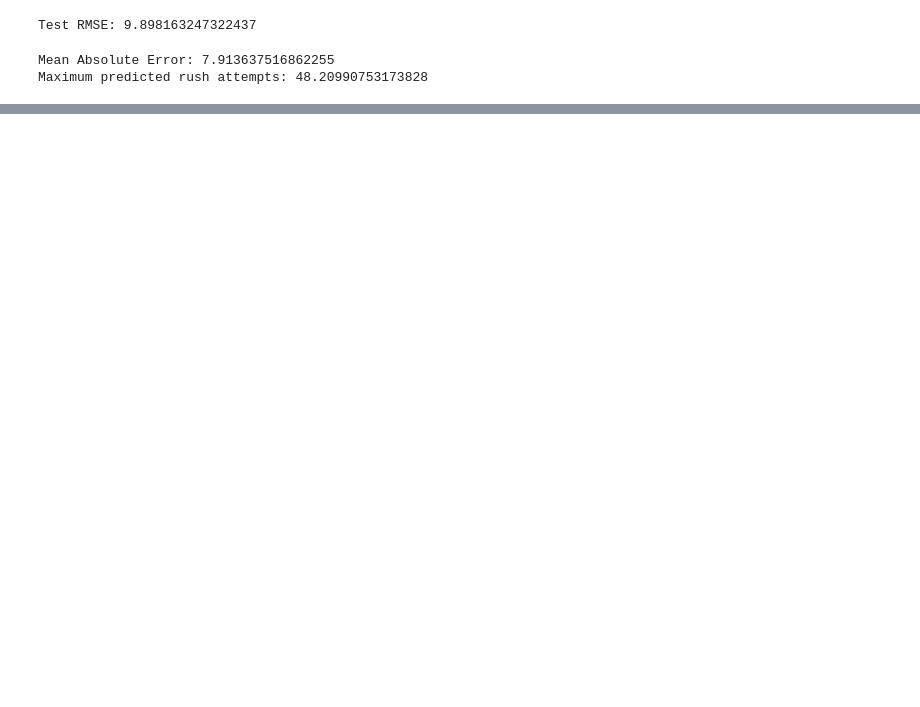
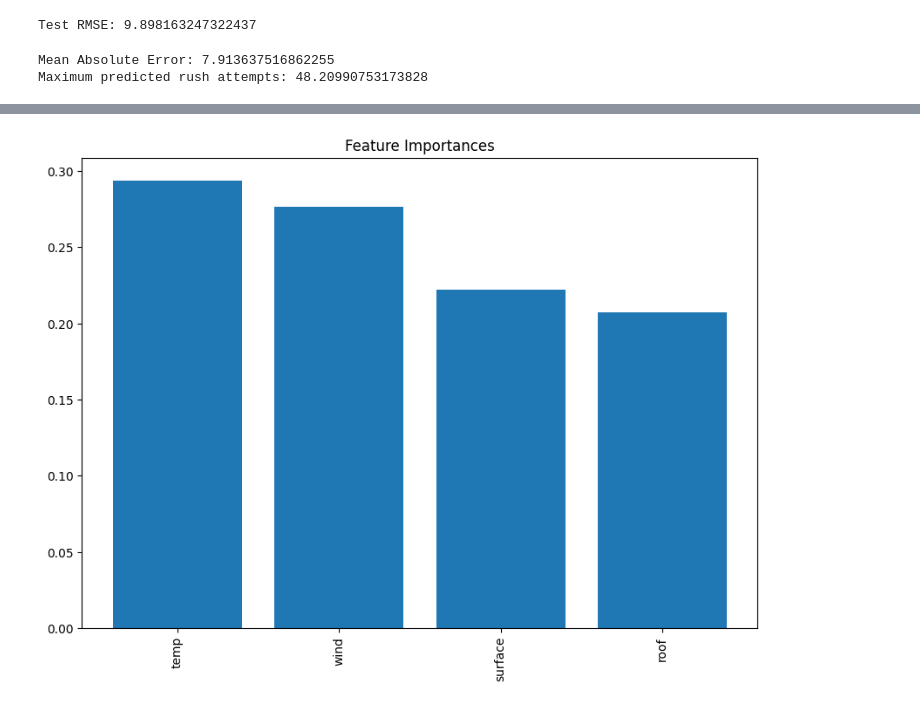
Before and after one commit to SantiM01/Senior-Project, a Jupyter notebook: Model.ipynb, the cells around one changed output, grey strips where cells are left out. Drawn from its saved outputs; the diff is of its cells as text; code cells hidden in the pictures; blank space fills up the shorter version.

```diff
--- a/Model.ipynb
+++ b/Model.ipynb
@@ -217,27 +283,23 @@ Mean Absolute Error: 7.913637516862255
 Predicted total rush attempts for next season: 38.099083
 # %%
+###############################################################
+#
+#                  For one (random forrest)
+#
+###############################################################
+
 import pandas as pd
 import numpy as np
-from sklearn.model_selection import train_test_split
-from sklearn.preprocessing import OneHotEncoder
+from sklearn.model_selection import train_test_split, GridSearchCV
 from xgboost import XGBRegressor
 from sklearn.metrics import mean_absolute_error, mean_squared_error, r2_score
+import matplotlib.pyplot as plt
 
 # Load the dataset
-df = data.copy()
-
-# Assuming 'roof' and 'surface' might be categorical
-encoder = OneHotEncoder()
-encoded_features = encoder.fit_transform(df[['roof', 'surface']])
-# Check your scikit-learn version and use the appropriate method
-try:
-    encoded_df = pd.DataFrame(encoded_features.toarray(), columns=encoder.get_feature_names_out(['roof', 'surface']))
-except AttributeError:  # Fallback for older versions of scikit-learn
-    encoded_df = pd.DataFrame(encoded_features.toarray(), columns=encoder.get_feature_names(['roof', 'surface']))
-df = pd.concat([df.reset_index(drop=True), encoded_df.reset_index(drop=True)], axis=1)
+df = data.copy()  # Assuming 'data' is pre-loaded DataFrame
 
 # Define features and target variable
-features = ['temp', 'wind'] + list(encoded_df.columns) + ['qb_rush_plays_per_game']
+features = ['temp', 'wind', 'roof', 'surface', ]
 target = 'qb_total_rush_plays'
 
 # Extract features and target from the DataFrame
@@ -247,21 +309,60 @@ y = df[target]
 # Split data into training and test sets
 X_train, X_test, y_train, y_test = train_test_split(X, y, test_size=0.2, random_state=42)
 
-# Initialize and train the XGBRegressor model
-model = XGBRegressor(n_estimators=100, learning_rate=0.1, max_depth=5)
-model.fit(X_train, y_train)
+# Define the parameter grid
+param_grid = {
+    'n_estimators': [50, 100, 150],
+    'learning_rate': [0.05, 0.1, 0.15],
+    'max_depth': [3, 5, 7],
+    'subsample': [0.8, 0.9, 1.0],
+    'colsample_bytree': [0.8, 0.9, 1.0]
+}
 
-# Predict on the test set and evaluate
-y_pred = model.predict(X_test)
+# Initialize the GridSearchCV object
+grid_search = GridSearchCV(estimator=XGBRegressor(random_state=42), param_grid=param_grid, scoring='neg_mean_absolute_error', cv=3, verbose=1)
+
+# Fit GridSearchCV
+grid_search.fit(X_train, y_train)
+
+# Best estimator found by GridSearch
+best_model = grid_search.best_estimator_
+print("Best parameters found: ", grid_search.best_params_)
+
+# Predict on the test set with the best model
+y_pred = best_model.predict(X_test)
 mae = mean_absolute_error(y_test, y_pred)
 mse = mean_squared_error(y_test, y_pred)
 r2 = r2_score(y_test, y_pred)
-
-print(f"Mean Absolute Error: {mae}")
+print(f"\nTest Mean Absolute Error: {mae}")
 print(f"Mean Squared Error: {mse}")
 print(f"R² Score: {r2}")
 
-# Predictions for next season based on historical averages
-next_season_prediction = model.predict(pd.DataFrame([X.mean()], columns=X.columns))
+# Feature Importance
+feature_importances = best_model.feature_importances_
+sorted_idx = np.argsort(feature_importances)[::-1]
+plt.figure(figsize=(10, 7))
+plt.title("Feature Importances")
+plt.bar(range(X.shape[1]), feature_importances[sorted_idx], align='center')
+plt.xticks(range(X.shape[1]), np.array(features)[sorted_idx], rotation=90)
+plt.show()
+
+# Assuming you need to estimate conditions for next season's games
+average_temp = df['temp'].mean()
+average_wind = df['wind'].mean()
+most_common_roof = int(df['roof'].mode()[0])
+most_common_surface = int(df['surface'].mode()[0])
+#average_qb_rush_plays_per_game = df['qb_rush_plays_per_game'].mean()
+
+# Create a DataFrame for next season's predicted games based on historical averages
+next_season_features = pd.DataFrame({
+    'temp': [average_temp],
+    'wind': [average_wind],
+    'roof': [most_common_roof],
+    'surface': [most_common_surface],
+    #'qb_rush_plays_per_game': [average_qb_rush_plays_per_game]
+})
+
+# Predict next season's total rush attempts using the best model
+next_season_prediction = best_model.predict(next_season_features)
 print("Predicted total rush attempts for next season:", next_season_prediction[0])
 # %% [output]
@@ -271,0 +375 @@ Predicted total rush attempts for next season: 38.099083
+[figure, added]
```
Also changed, not shown: parts of 10 cells of this notebook.
